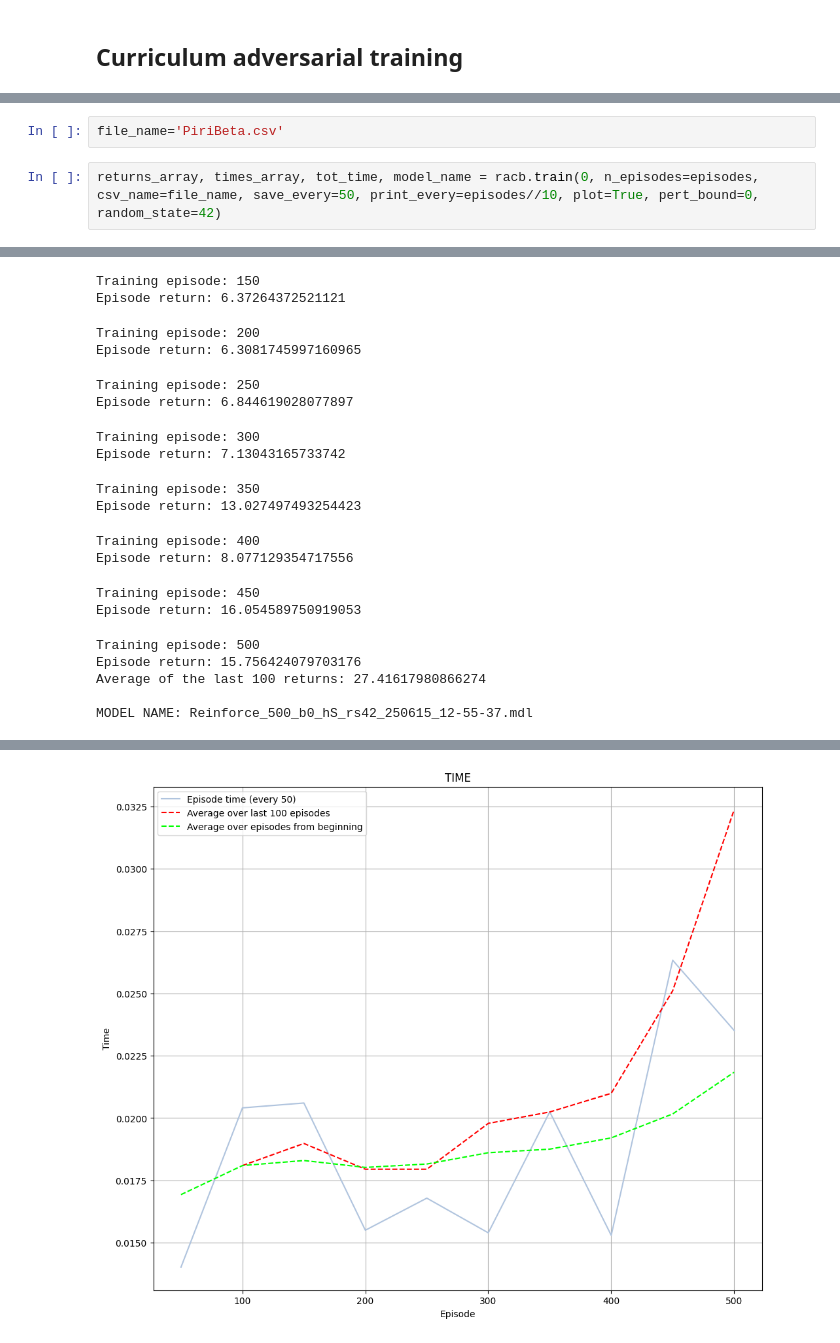
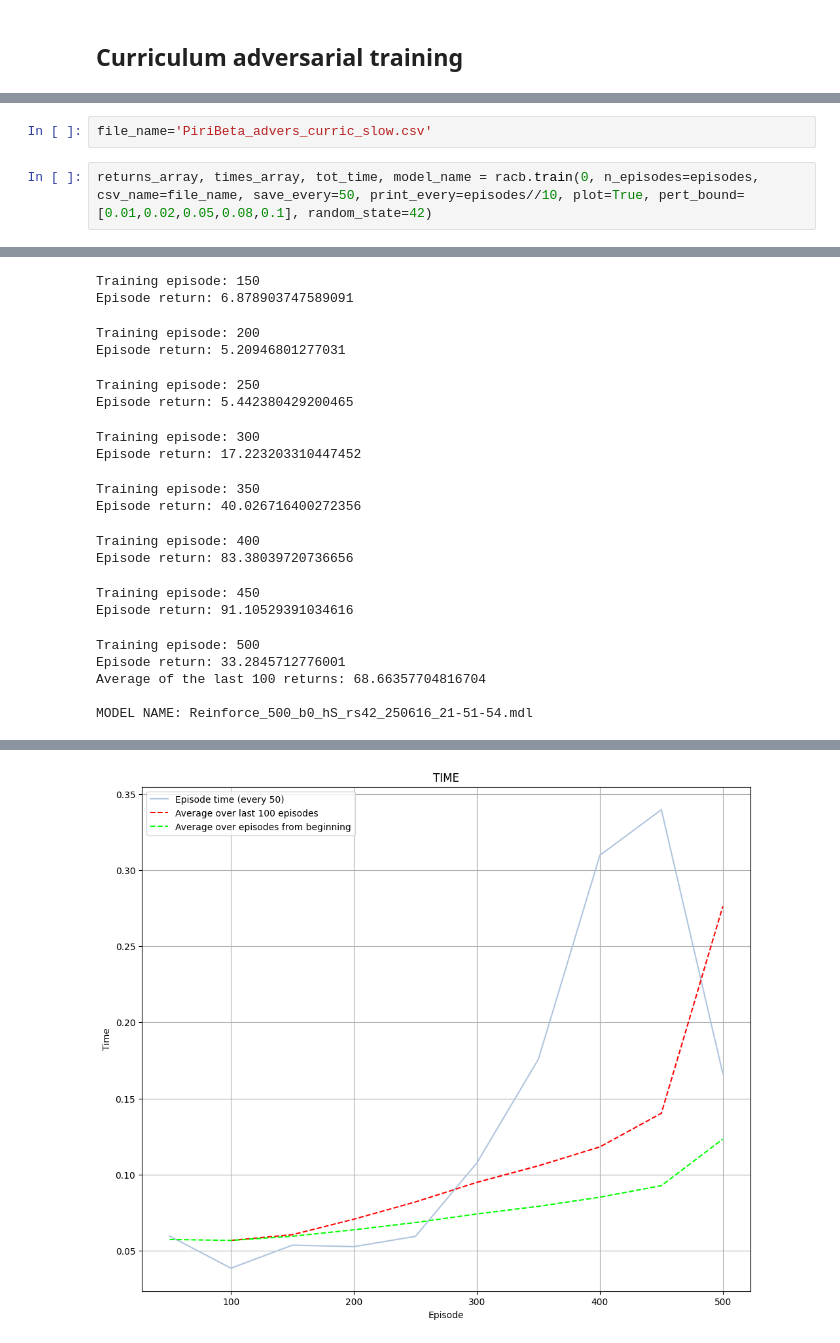
Before and after one commit to MaddalenaGhiotti/ReinforcementLearningProject, a Jupyter notebook: Maddalena/Piri_toRun.ipynb, the cells around one changed output, grey strips where cells are left out. Drawn from its saved outputs; the diff is of its cells as text.

```diff
--- a/Maddalena/Piri_toRun.ipynb
+++ b/Maddalena/Piri_toRun.ipynb
@@ -16,5 +16,5 @@ episodes =50000
 # %%
-file_name='PiriBeta.csv'
+file_name='PiriBeta_advers_curric_slow.csv'
 # %%
-returns_array, times_array, tot_time, model_name = racb.train(0, n_episodes=episodes, csv_name=file_name, save_every=50, print_every=episodes//10, plot=True, pert_bound=0, random_state=42)
+returns_array, times_array, tot_time, model_name = racb.train(0, n_episodes=episodes, csv_name=file_name, save_every=50, print_every=episodes//10, plot=True, pert_bound=[0.01,0.02,0.05,0.08,0.1], random_state=42)
 # %% [output]
@@ -28,19 +29,19 @@ Episode return: 6.698416859632072
 Training episode: 150
-Episode return: 6.37264372521121
+Episode return: 6.878903747589091
 Training episode: 200
-Episode return: 6.3081745997160965
+Episode return: 5.20946801277031
 Training episode: 250
-Episode return: 6.844619028077897
+Episode return: 5.442380429200465
 Training episode: 300
-Episode return: 7.13043165733742
+Episode return: 17.223203310447452
 Training episode: 350
-Episode return: 13.027497493254423
+Episode return: 40.026716400272356
 Training episode: 400
-Episode return: 8.077129354717556
+Episode return: 83.38039720736656
 Training episode: 450
-Episode return: 16.054589750919053
+Episode return: 91.10529391034616
 Training episode: 500
-Episode return: 15.756424079703176
-Average of the last 100 returns: 27.41617980866274
+Episode return: 33.2845712776001
+Average of the last 100 returns: 68.66357704816704
 
-MODEL NAME: Reinforce_500_b0_hS_rs42_250615_12-55-37.mdl
+MODEL NAME: Reinforce_500_b0_hS_rs42_250616_21-51-54.mdl
@@ -48,3 +49,3 @@ MODEL NAME: Reinforce_500_b0_hS_rs42_250615_12-55-37.mdl
-[figure, old version]
+[figure, new version]
 # %%
 for s in seeds:
```
Also changed, not shown: parts of 11 cells of this notebook, 6 other files.
